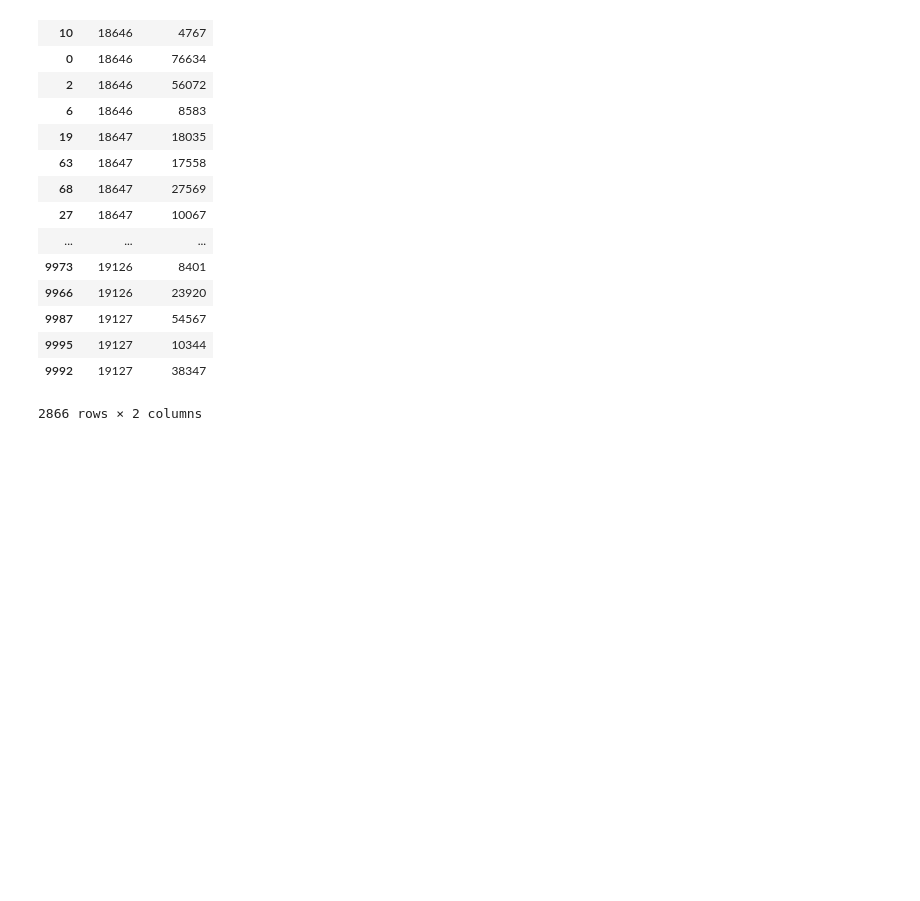
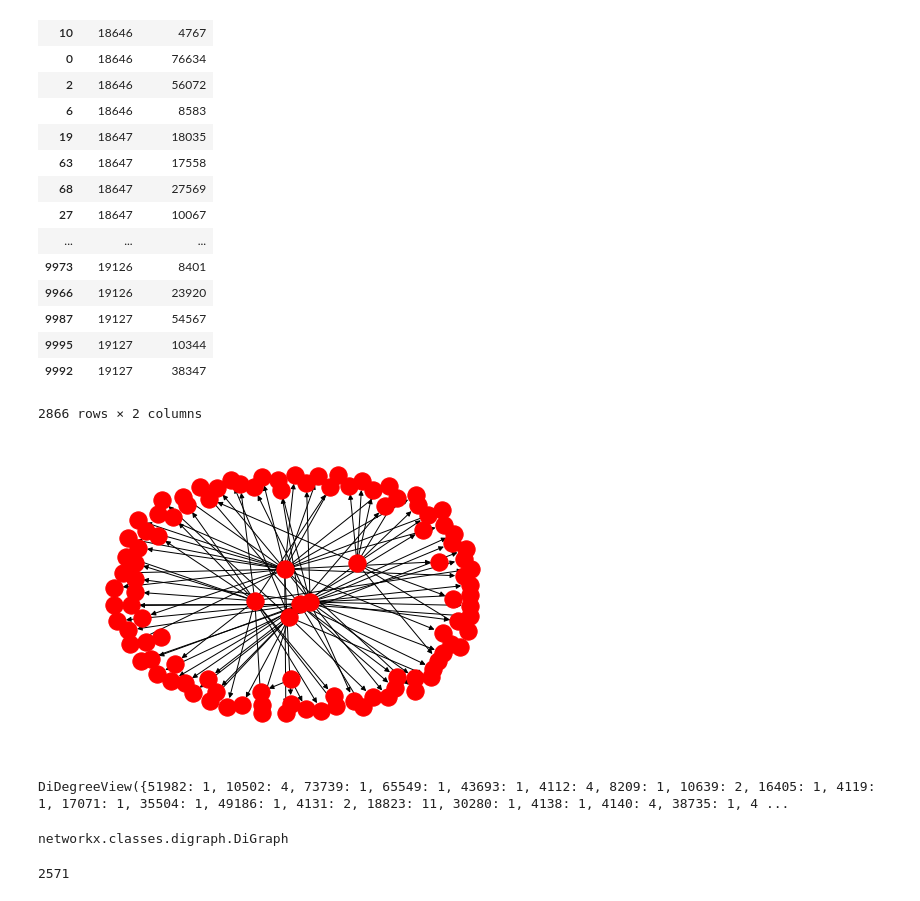
Before and after one commit to BoucheDimitri/CitationsNetwork, a Jupyter notebook: RefsGraph.ipynb, the cells around one changed output. Cells and saved outputs as stored; diff of their text form; code cells hidden in the pictures; blank space fills up the shorter version.

```diff
--- a/RefsGraph.ipynb
+++ b/RefsGraph.ipynb
@@ -135,3 +139,24 @@ refs_reduced
 | 9995 | 19127 | 10344 |
 | 9992 | 19127 | 38347 |
 2866 rows × 2 columns
+# %%
+def get_edges_list(refs_df_id):
+    edges_list = []
+    for row in refs_df_id.iterrows():
+        edges_list.append((row[1]["referring"], row[1]["referred_to"]))
+    return edges_list
+# %%
+edges_list = get_edges_list(refs_reduced)
+# %%
+refs_graph = nx.DiGraph(edges_list)
+# %%
+sub_graph = nx.DiGraph(list(refs_graph.edges)[0:100])
+# %%
+nx.draw(sub_graph)
+plt.show()
+# %% [output]
+[figure, added]
+# %%
+refs_graph.degree
+# %% [output]
+DiDegreeView({51982: 1, 10502: 4, 73739: 1, 65549: 1, 43693: 1, 4112: 4, 8209: 1, 10639: 2, 16405: 1, 4119: 1, 17071: 1, 35504: 1, 49186: 1, 4131: 2, 18823: 11, 30280: 1, 4138: 1, 4140: 4, 38735: 1, 4 ...
@@ -137,0 +165,8 @@ refs_reduced
+# %%
+type(refs_graph)
+# %% [output]
+networkx.classes.digraph.DiGraph
+# %%
+len(dict(in_degree))
+# %% [output]
+2571
```
Also changed, not shown: parts of 10 cells of this notebook, 5 other files.
